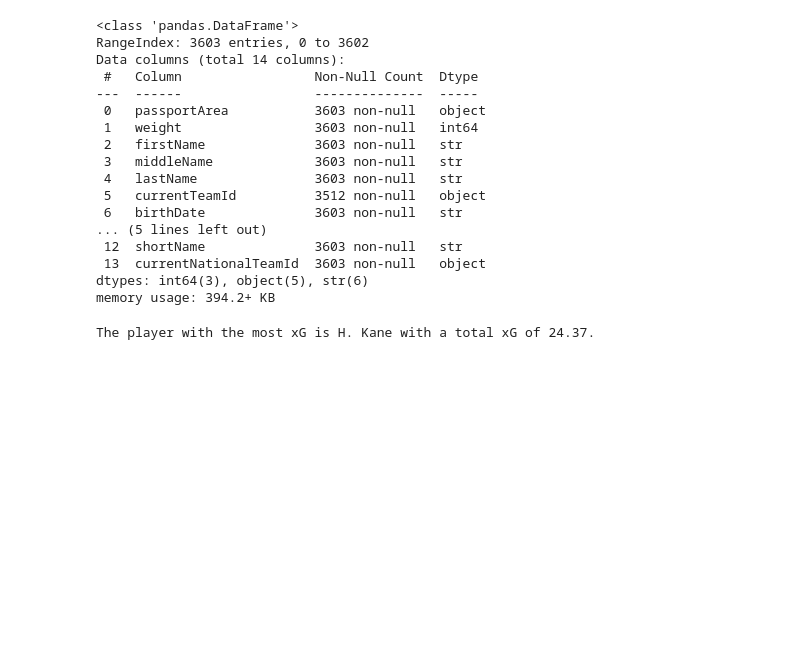
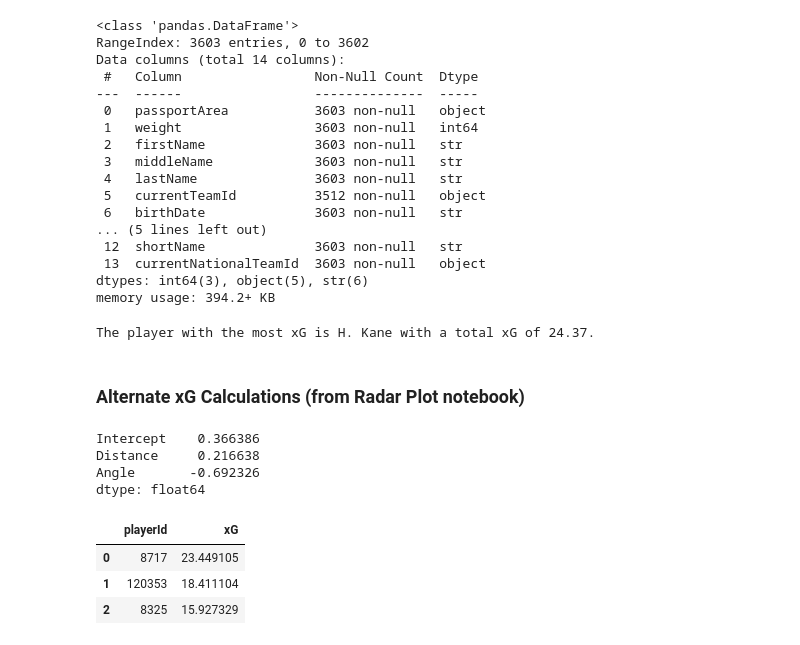
Before and after one commit to Blu3Meteor/Soccer-Analytics-Lab, a Jupyter notebook: 02 - Models/plot_xGModelFit.ipynb, the cells around one changed output. Cells and saved outputs as stored; diff of their text form; code cells hidden in the pictures; blank space fills up the shorter version.

Commit message:
Tested alternate xG calculation function from Radar Plot notebook

```diff
--- a/02 - Models/plot_xGModelFit.ipynb
+++ b/02 - Models/plot_xGModelFit.ipynb
@@ -705,7 +705,7 @@ b=test_model.params
 #return xG value for more general model
 def calculate_xG(sh):
    bsum=b['Intercept']
-   for v in enumerate(model_variables):
+   for i, v in enumerate(model_variables):
        bsum=bsum+b[v]*sh[v]
    xG = 1/(1+np.exp(-bsum))
    return xG
@@ -895,3 +895,81 @@ top_player_name = df_players.loc[df_players['wyId'] == top_player_id, 'shortName
 print(f"The player with the most xG is {top_player_name} with a total xG of {top_player_xG:.2f}.")
 # %% [output]
 The player with the most xG is H. Kane with a total xG of 24.37.
+# %% [markdown]
+### Alternate xG Calculations (from Radar Plot notebook)
+# %%
+def calulatexG(df, npxG):
+    """
+    Parameters
+    ----------
+    df : dataframe
+        dataframe with Wyscout event data.
+    npxG : boolean
+        True if xG should not include penalties, False elsewhere.
+
+    Returns
+    -------
+    xG_sum: dataframe
+        dataframe with sum of Expected Goals for players during the season.
+
+    """
+    #very basic xG model based on
+    shots = df.loc[df["eventName"] == "Shot"].copy()
+    shots["X"] = shots.positions.apply(lambda cell: (100 - cell[0]['x']) * 105/100)
+    shots["Y"] = shots.positions.apply(lambda cell: cell[0]['y'] * 68/100)
+    shots["C"] = shots.positions.apply(lambda cell: abs(cell[0]['y'] - 50) * 68/100)
+    #calculate distance and angle
+    shots["Distance"] = np.sqrt(shots["X"]**2 + shots["C"]**2)
+    shots["Angle"] = np.where(np.arctan(7.32 * shots["X"] / (shots["X"]**2 + shots["C"]**2 - (7.32/2)**2)) > 0, np.arctan(7.32 * shots["X"] /(shots["X"]**2 + shots["C"]**2 - (7.32/2)**2)), np.arctan(7.32 * shots["X"] /(shots["X"]**2 + shots["C"]**2 - (7.32/2)**2)) + np.pi)
+    #if you ever encounter problems (like you have seen that model treats 0 as 1 and 1 as 0) while modelling - change the dependant variable to object
+    shots["Goal"] = shots.tags.apply(lambda x: 1 if {'id':101} in x else 0).astype(object)
+        #headers have id = 403
+    headers = shots.loc[shots.apply (lambda x:{'id':403} in x.tags, axis = 1)]
+    non_headers = shots.drop(headers.index)
+
+    headers_model = smf.glm(formula="Goal ~ Distance + Angle" , data=headers,
+                               family=sm.families.Binomial()).fit()
+    #non-headers
+    nonheaders_model = smf.glm(formula="Goal ~ Distance + Angle" , data=non_headers,
+                               family=sm.families.Binomial()).fit()
+    #assigning xG
+    #headers
+    b_head = headers_model.params
+    xG = 1/(1+np.exp(b_head.iloc[0]+b_head.iloc[1]*headers['Distance'] + b_head.iloc[2]*headers['Angle']))
+    headers = headers.assign(xG = xG)
+
+    #non-headers
+    b_nhead = nonheaders_model.params
+    xG = 1/(1+np.exp(b_nhead.iloc[0]+b_nhead.iloc[1]*non_headers['Distance'] + b_nhead.iloc[2]*non_headers['Angle']))
+    non_headers = non_headers.assign(xG = xG)
+
+    if npxG == False:
+        #find pens
+        penalties = df.loc[df["subEventName"] == "Penalty"]
+        #assign 0.8
+        penalties = penalties.assign(xG = 0.8)
+        #concat, group and sum
+        all_shots_xg = pd.concat([non_headers[["playerId", "xG"]], headers[["playerId", "xG"]], penalties[["playerId", "xG"]]])
+        xG_sum = all_shots_xg.groupby(["playerId"])["xG"].sum().sort_values(ascending = False).reset_index()
+    else:
+        #concat, group and sum
+        all_shots_xg = pd.concat([non_headers[["playerId", "xG"]], headers[["playerId", "xG"]]])
+        all_shots_xg.rename(columns = {"xG": "npxG"}, inplace = True)
+        xG_sum = all_shots_xg.groupby(["playerId"])["npxG"].sum().sort_values(ascending = False).reset_index()
+    #group by player and sum
+
+    return xG_sum
+
+#making function
+alt_player_xG = calulatexG(train, npxG = False)
+#investigate structure
+alt_player_xG.head(3)
+# %% [output]
+Intercept    0.366386
+Distance     0.216638
+Angle       -0.692326
+dtype: float64
+|  | playerId | xG |
+| 0 | 8717 | 23.449105 |
+| 1 | 120353 | 18.411104 |
+| 2 | 8325 | 15.927329 |
```
Also changed, not shown: parts of 7 cells of this notebook.
